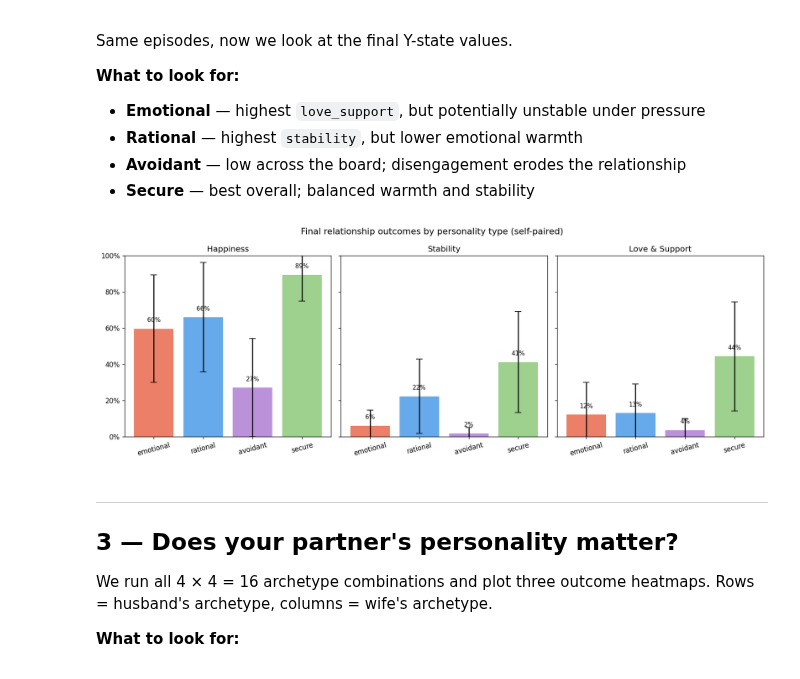
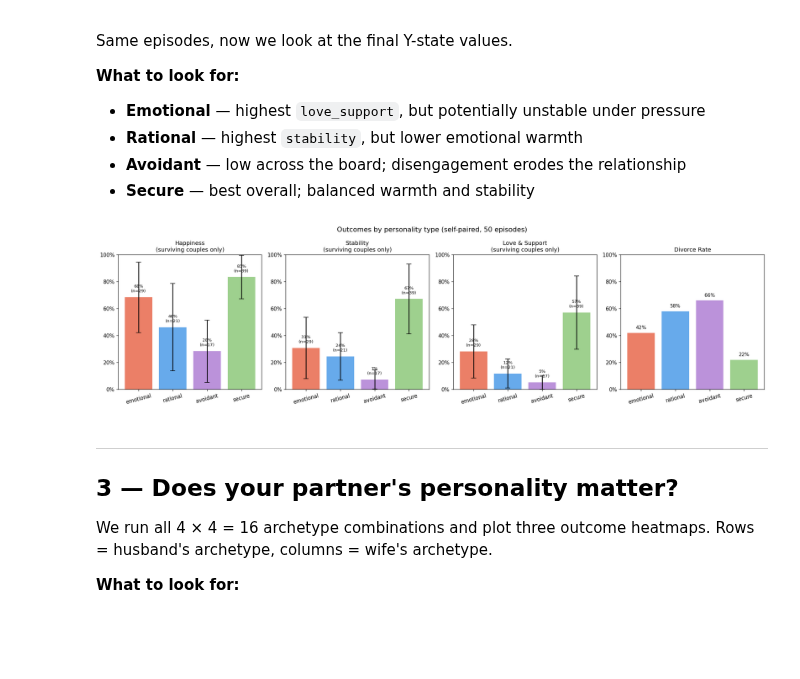
Before and after one commit to IrisXu307/AI-Romantic-Relationship-Simulator, a Jupyter notebook: analysis.ipynb, the cells around one changed output. Saved outputs shown, nothing was run; the diff lists cells and outputs as text; code cells hidden in the pictures; blank space fills up the shorter version.

```diff
--- a/analysis.ipynb
+++ b/analysis.ipynb
@@ -201,31 +209,49 @@ Same episodes, now we look at the final Y-state values.
 # %%
 METRICS      = ["happiness", "stability", "love_support"]
 METRIC_LABEL = ["Happiness", "Stability", "Love & Support"]
 
-fig, axes = plt.subplots(1, 3, figsize=(14, 5), sharey=True)
-fig.suptitle("Final relationship outcomes by personality type (self-paired)", fontsize=13)
+fig, axes = plt.subplots(1, 4, figsize=(18, 5))
+fig.suptitle("Outcomes by personality type (self-paired, 50 episodes)", fontsize=13)
 
-for ax, metric, label in zip(axes, METRICS, METRIC_LABEL):
-    means = [np.mean([r[metric] for r in self_pairs[arch]]) for arch in ARCH_NAMES]
-    stds  = [np.std( [r[metric] for r in self_pairs[arch]]) for arch in ARCH_NAMES]
+# ── Metrics: surviving couples only ──────────────────────────────────────────
+for ax, metric, label in zip(axes[:3], METRICS, METRIC_LABEL):
+    survivors = {arch: [r for r in self_pairs[arch] if not r["divorced"]] for arch in ARCH_NAMES}
+    means  = [np.mean([r[metric] for r in survivors[arch]]) if survivors[arch] else 0
+              for arch in ARCH_NAMES]
+    stds   = [np.std( [r[metric] for r in survivors[arch]]) if survivors[arch] else 0
+              for arch in ARCH_NAMES]
+    n_surv = [len(survivors[arch]) for arch in ARCH_NAMES]
     colors = [ARCH_COLORS[a] for a in ARCH_NAMES]
 
     bars = ax.bar(ARCH_NAMES, means, yerr=stds, capsize=5,
                   color=colors, alpha=0.85, error_kw={"linewidth": 1.5})
     ax.set_ylim(0, 1)
-    ax.set_title(label, fontsize=12)
+    ax.set_title(f"{label}\n(surviving couples only)", fontsize=11)
     ax.yaxis.set_major_formatter(mticker.PercentFormatter(xmax=1))
     ax.tick_params(axis="x", rotation=15)
 
-    for bar, mean in zip(bars, means):
+    for bar, mean, n in zip(bars, means, n_surv):
         ax.text(bar.get_x() + bar.get_width() / 2, mean + 0.03,
-                f"{mean:.0%}", ha="center", va="bottom", fontsize=9)
+                f"{mean:.0%}\n(n={n})", ha="center", va="bottom", fontsize=8)
+
+# ── Divorce rate ──────────────────────────────────────────────────────────────
+ax = axes[3]
+divorce_rates = [np.mean([r["divorced"] for r in self_pairs[arch]]) for arch in ARCH_NAMES]
+colors = [ARCH_COLORS[a] for a in ARCH_NAMES]
+bars = ax.bar(ARCH_NAMES, divorce_rates, color=colors, alpha=0.85)
+ax.set_ylim(0, 1)
+ax.set_title("Divorce Rate", fontsize=11)
+ax.yaxis.set_major_formatter(mticker.PercentFormatter(xmax=1))
+ax.tick_params(axis="x", rotation=15)
+for bar, rate in zip(bars, divorce_rates):
+    ax.text(bar.get_x() + bar.get_width() / 2, rate + 0.02,
+            f"{rate:.0%}", ha="center", va="bottom", fontsize=9)
 
 plt.tight_layout()
 plt.savefig("data/2_outcomes_by_archetype.png", dpi=120)
 plt.show()
 # %% [output]
-[figure, old version]
+[figure, new version]
 # %% [markdown]
 ---
 ## 3 — Does your partner's personality matter?
```
Also changed, not shown: parts of 9 cells of this notebook, 5 other files.
